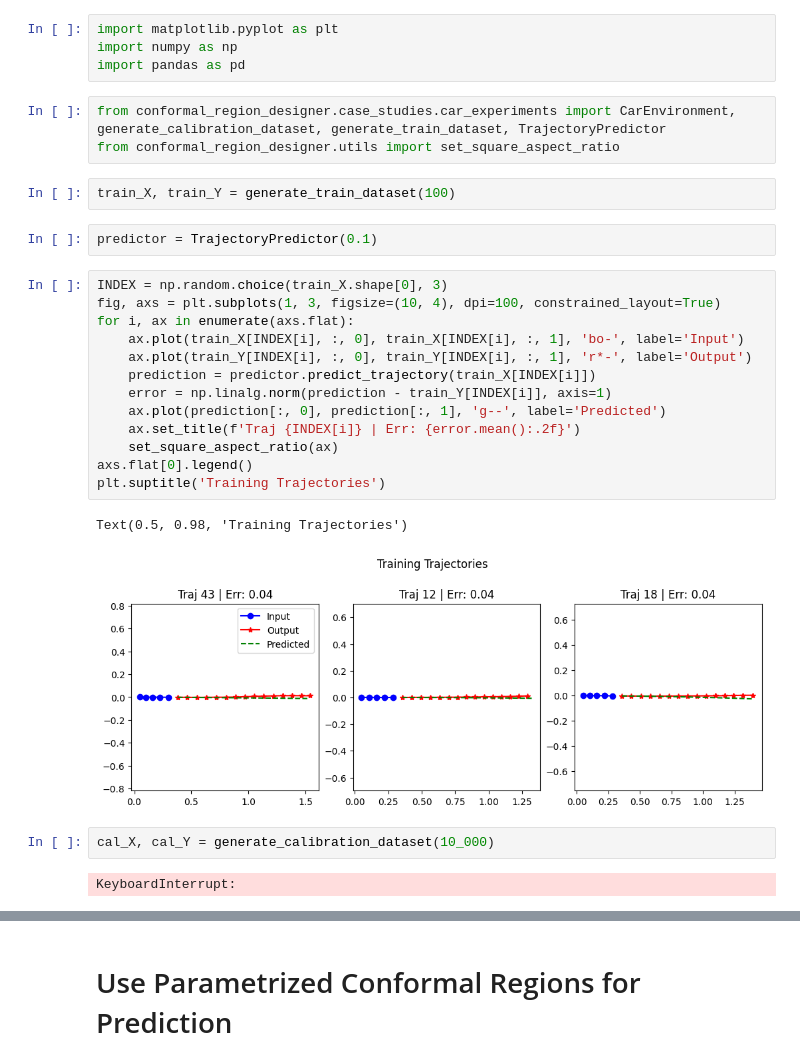
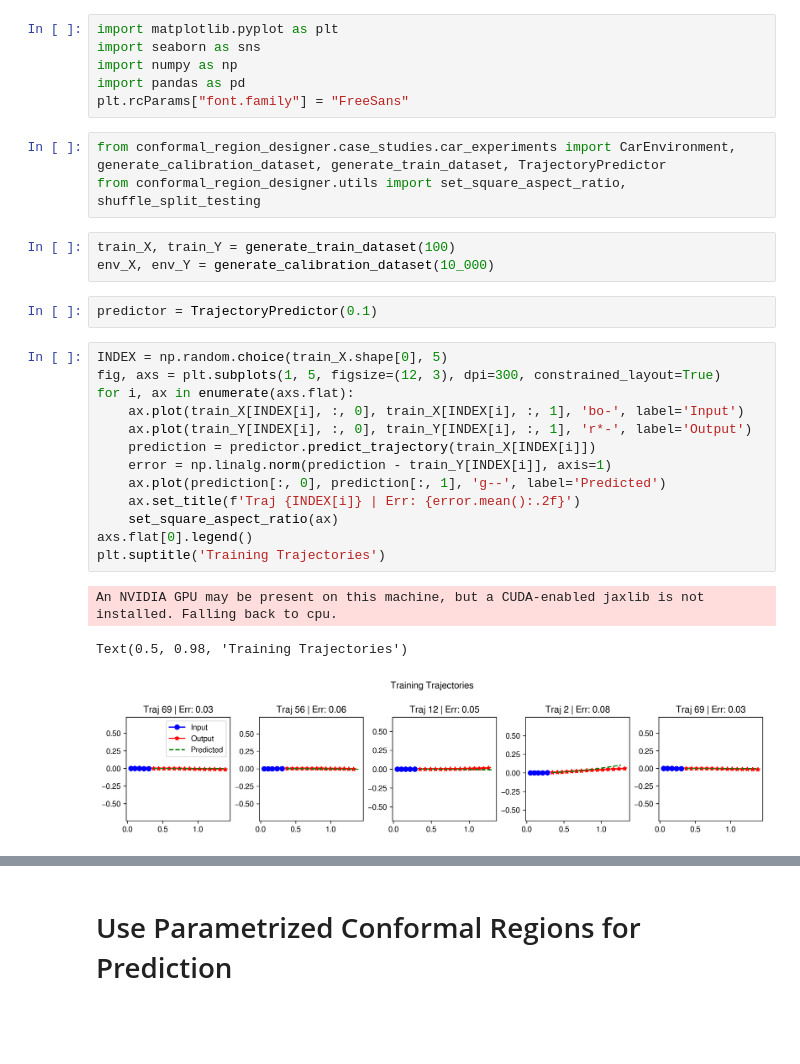
Before and after one commit to nandantumu/conformal_region_designer, a Jupyter notebook: notebooks/case-studies/car_experiments.ipynb, the cells around one changed output, grey strips where cells are left out. Cells and saved outputs as stored; diff of their text form; blank space fills up the shorter version.

```diff
--- a/notebooks/case-studies/car_experiments.ipynb
+++ b/notebooks/case-studies/car_experiments.ipynb
@@ -1,32 +1,32 @@
 # %%
 import matplotlib.pyplot as plt
+import seaborn as sns
 import numpy as np
 import pandas as pd
+plt.rcParams["font.family"] = "FreeSans"
 # %%
 from conformal_region_designer.case_studies.car_experiments import CarEnvironment, generate_calibration_dataset, generate_train_dataset, TrajectoryPredictor
-from conformal_region_designer.utils import set_square_aspect_ratio
+from conformal_region_designer.utils import set_square_aspect_ratio, shuffle_split_testing
 # %%
 train_X, train_Y = generate_train_dataset(100)
+env_X, env_Y = generate_calibration_dataset(10_000)
 # %%
 predictor = TrajectoryPredictor(0.1)
 # %%
-INDEX = np.random.choice(train_X.shape[0], 3)
-fig, axs = plt.subplots(1, 3, figsize=(10, 4), dpi=100, constrained_layout=True)
+INDEX = np.random.choice(train_X.shape[0], 5)
+fig, axs = plt.subplots(1, 5, figsize=(12, 3), dpi=300, constrained_layout=True)
 for i, ax in enumerate(axs.flat):
     ax.plot(train_X[INDEX[i], :, 0], train_X[INDEX[i], :, 1], 'bo-', label='Input')
     ax.plot(train_Y[INDEX[i], :, 0], train_Y[INDEX[i], :, 1], 'r*-', label='Output')
     prediction = predictor.predict_trajectory(train_X[INDEX[i]])
     error = np.linalg.norm(prediction - train_Y[INDEX[i]], axis=1)
     ax.plot(prediction[:, 0], prediction[:, 1], 'g--', label='Predicted')
     ax.set_title(f'Traj {INDEX[i]} | Err: {error.mean():.2f}')
     set_square_aspect_ratio(ax)
 axs.flat[0].legend()
 plt.suptitle('Training Trajectories')
 # %% [output]
-Text(0.5, 0.98, 'Training Trajectories')
+An NVIDIA GPU may be present on this machine, but a CUDA-enabled jaxlib is not installed. Falling back to cpu.
+Text(0.5, 0.98, 'Training Trajectories')
-[figure, old version]
+[figure, new version]
-# %%
-cal_X, cal_Y = generate_calibration_dataset(10_000)
-# %% [output]
-KeyboardInterrupt:
 # %%
```
Also changed, not shown: parts of 26 cells of this notebook, 13 other files.
